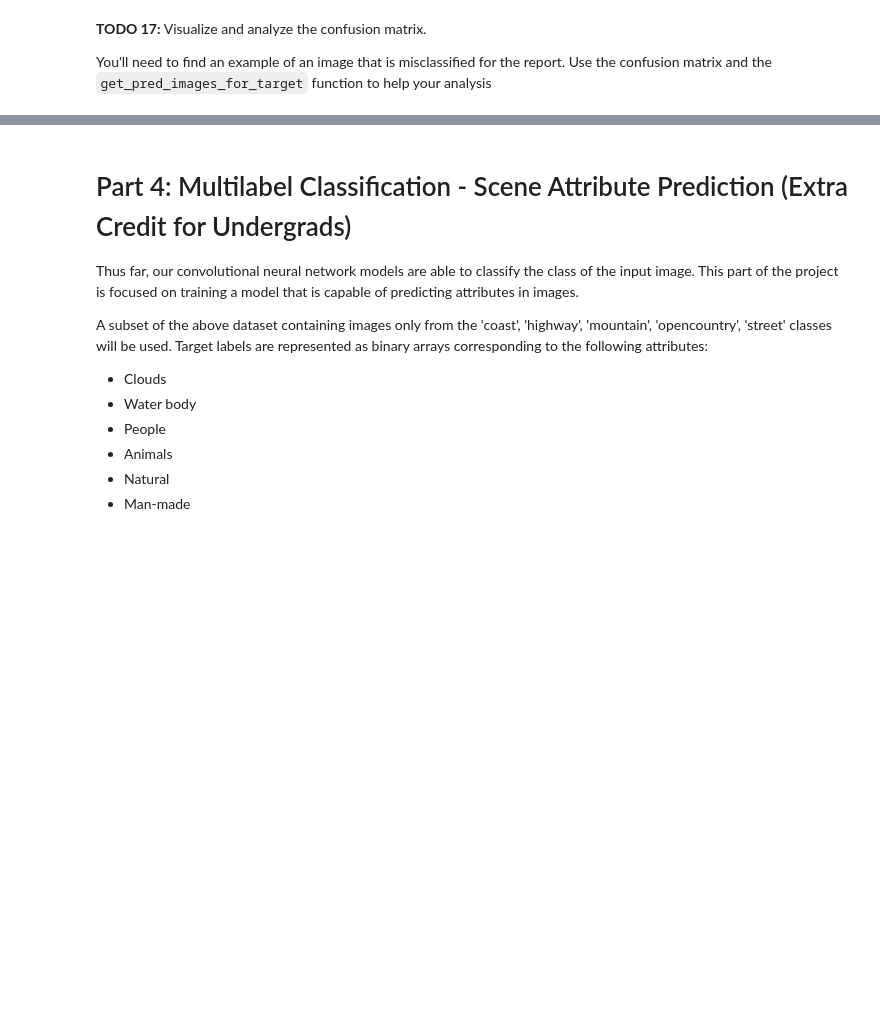
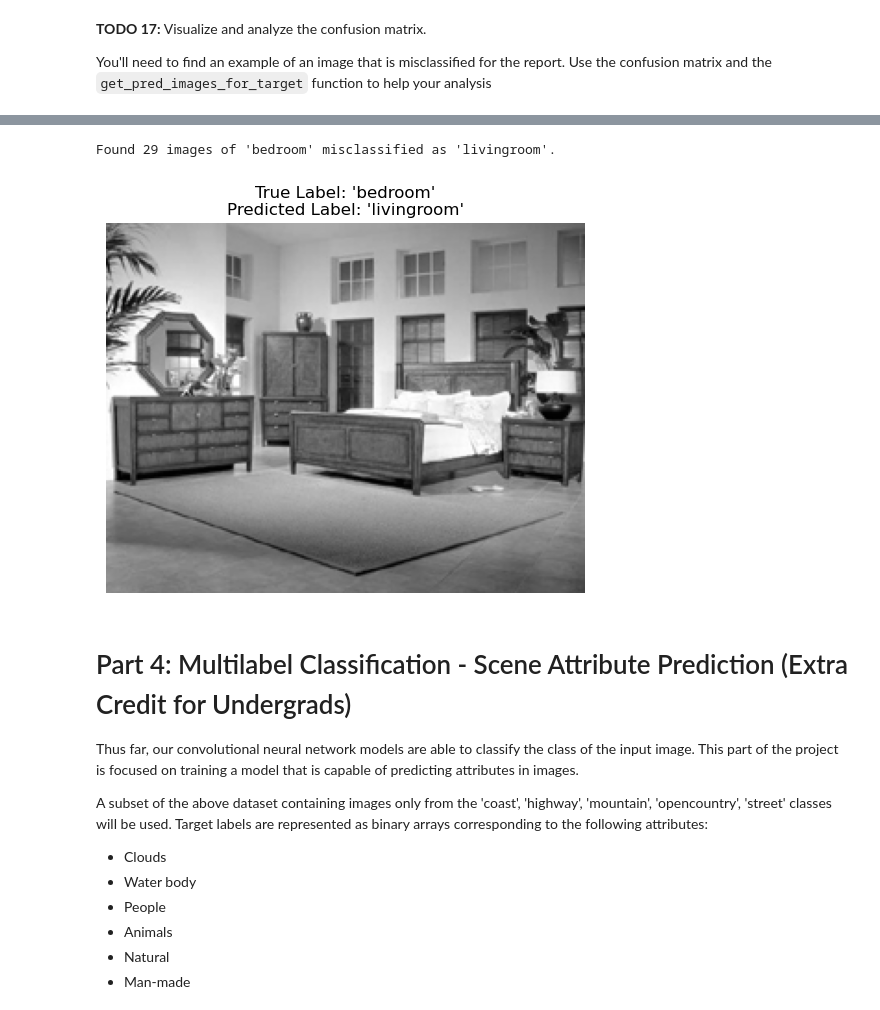
Before and after one commit to aashutoshav/Computer-Vision-Project-3, a Jupyter notebook: proj3.ipynb, the cells around one changed output, grey strips where cells are left out. Cells and saved outputs as stored; diff of their text form; code cells hidden in the pictures; blank space fills up the shorter version.

```diff
--- a/proj3.ipynb
+++ b/proj3.ipynb
@@ -502,7 +522,7 @@ print(my_resnet)
 # %%
 # TODO: add a decent initial setting and tune from there. The values are intentionally bad.
 # We recommend using the adam optimizer and consulting Pytorch's adam documentation for default hyperparameter values.
-optimizer_config = {"optimizer_type": "adam", "lr": 1e-1, "weight_decay": 1e-2}
+optimizer_config = {"optimizer_type": "adam", "lr": 9e-4, "weight_decay": 4e-4}
 # %%
 my_resnet = MyResNet18()
 optimizer = get_optimizer(my_resnet, optimizer_config)
@@ -560,3 +591,51 @@ generate_and_plot_confusion_matrix(my_resnet, trainer.val_dataset, use_cuda=is_c
+# %%
+#########################
+# Use this cell to visualize your images depending on the confusion matrix visualization
+#########################
+
+import matplotlib.pyplot as plt
+from PIL import Image
+
+true_class_name = "bedroom"
+predicted_class_name = "livingroom"
+
+try:
+    target_idx = class_labels.index(true_class_name)
+    predicted_idx = class_labels.index(predicted_class_name)
+
+    # 3. Call the function with the correct arguments
+    misclassified_image_paths = get_pred_images_for_target(
+        model=trainer.model,
+        dataset=trainer.val_dataset,
+        predicted_class=predicted_idx,
+        target_class=target_idx,
+        use_cuda=is_cuda,
+    )
+
+    if misclassified_image_paths:
+        print(
+            f"Found {len(misclassified_image_paths)} images of '{true_class_name}' misclassified as '{predicted_class_name}'."
+        )
+
+        img_path = misclassified_image_paths[0]
+        image = Image.open(img_path)
+
+        plt.imshow(image, cmap="gray")
+        plt.title(
+            f"True Label: '{true_class_name}'\nPredicted Label: '{predicted_class_name}'"
+        )
+        plt.axis("off")
+        plt.show()
+    else:
+        print(f"No occurences of this misclassification.")
+
+except ValueError:
+    print(
+        "Ensure input labels to check are consistent with the actual labels."
+    )
+# %% [output]
+Found 29 images of 'bedroom' misclassified as 'livingroom'.
+[figure, added]
 # %% [markdown]
 # Part 4: Multilabel Classification - Scene Attribute Prediction (Extra Credit for Undergrads)
 
```
Also changed, not shown: parts of 17 cells of this notebook, 7 other files.
